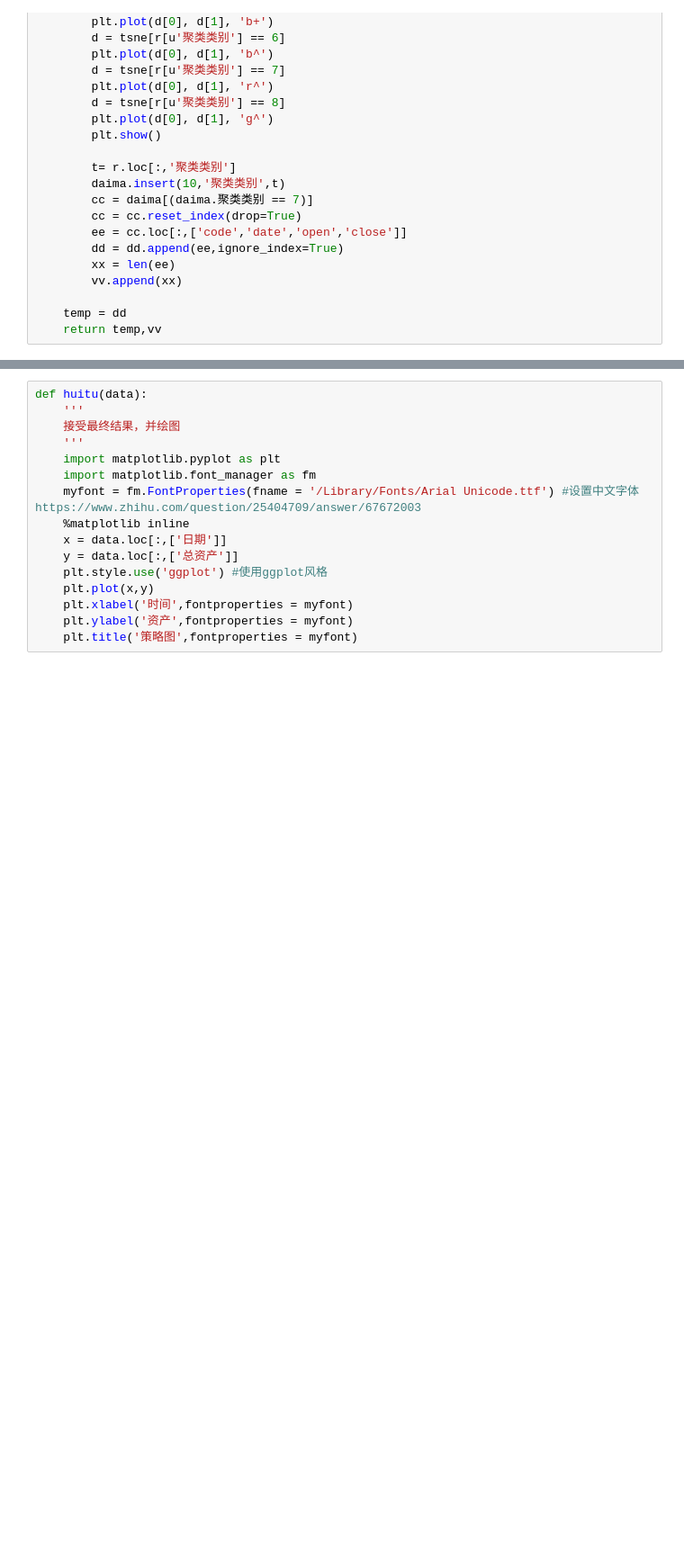
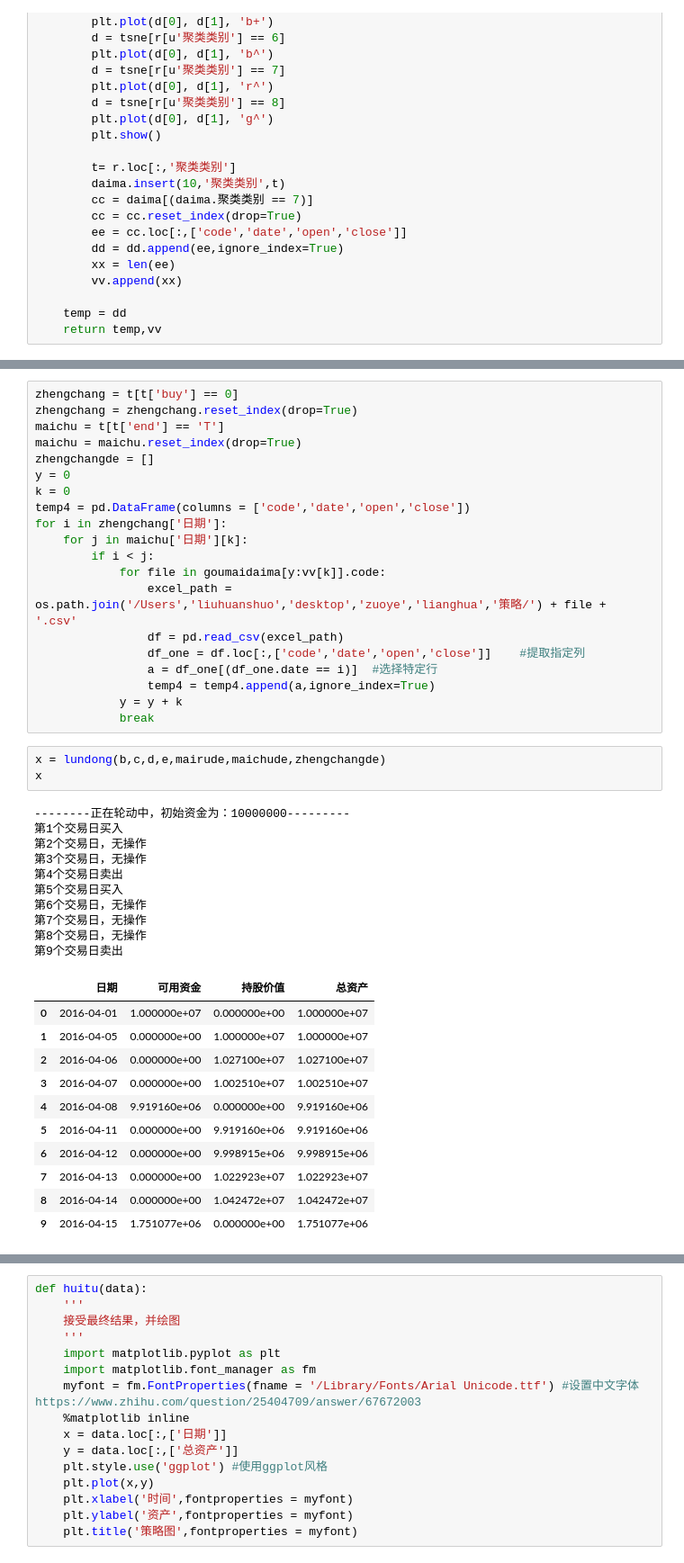
Before and after one commit to lxj0276/huanshuo, a Jupyter notebook: 量化投资/策略/cluster.ipynb, the cells around one changed output, grey strips where cells are left out. Shown at 90% size. Drawn from its saved outputs; the diff is of its cells as text; blank space fills up the shorter version.

```diff
--- a/量化投资/策略/cluster.ipynb
+++ b/量化投资/策略/cluster.ipynb
@@ -190,3 +197,48 @@ def zhengchang(goumaidaima,t,vv):
     print(temp4)
     return temp4
+# %%
+zhengchang = t[t['buy'] == 0]
+zhengchang = zhengchang.reset_index(drop=True)
+maichu = t[t['end'] == 'T']
+maichu = maichu.reset_index(drop=True)
+zhengchangde = []
+y = 0
+k = 0
+temp4 = pd.DataFrame(columns = ['code','date','open','close'])
+for i in zhengchang['日期']:
+    for j in maichu['日期'][k]:
+        if i < j:
+            for file in goumaidaima[y:vv[k]].code:
+                excel_path = os.path.join('/Users','liuhuanshuo','desktop','zuoye','lianghua','策略/') + file + '.csv'
+                df = pd.read_csv(excel_path)
+                df_one = df.loc[:,['code','date','open','close']]    #提取指定列
+                a = df_one[(df_one.date == i)]  #选择特定行
+                temp4 = temp4.append(a,ignore_index=True)
+            y = y + k
+            break
+# %%
+x = lundong(b,c,d,e,mairude,maichude,zhengchangde)
+x
+# %% [output]
+--------正在轮动中，初始资金为：10000000---------
+第1个交易日买入
+第2个交易日，无操作
+第3个交易日，无操作
+第4个交易日卖出
+第5个交易日买入
+第6个交易日，无操作
+第7个交易日，无操作
+第8个交易日，无操作
+第9个交易日卖出
+|  | 日期 | 可用资金 | 持股价值 | 总资产 |
+| 0 | 2016-04-01 | 1.000000e+07 | 0.000000e+00 | 1.000000e+07 |
+| 1 | 2016-04-05 | 0.000000e+00 | 1.000000e+07 | 1.000000e+07 |
+| 2 | 2016-04-06 | 0.000000e+00 | 1.027100e+07 | 1.027100e+07 |
+| 3 | 2016-04-07 | 0.000000e+00 | 1.002510e+07 | 1.002510e+07 |
+| 4 | 2016-04-08 | 9.919160e+06 | 0.000000e+00 | 9.919160e+06 |
+| 5 | 2016-04-11 | 0.000000e+00 | 9.919160e+06 | 9.919160e+06 |
+| 6 | 2016-04-12 | 0.000000e+00 | 9.998915e+06 | 9.998915e+06 |
+| 7 | 2016-04-13 | 0.000000e+00 | 1.022923e+07 | 1.022923e+07 |
+| 8 | 2016-04-14 | 0.000000e+00 | 1.042472e+07 | 1.042472e+07 |
+| 9 | 2016-04-15 | 1.751077e+06 | 0.000000e+00 | 1.751077e+06 |
 # %%
```
Also changed, not shown: parts of 8 cells of this notebook.
